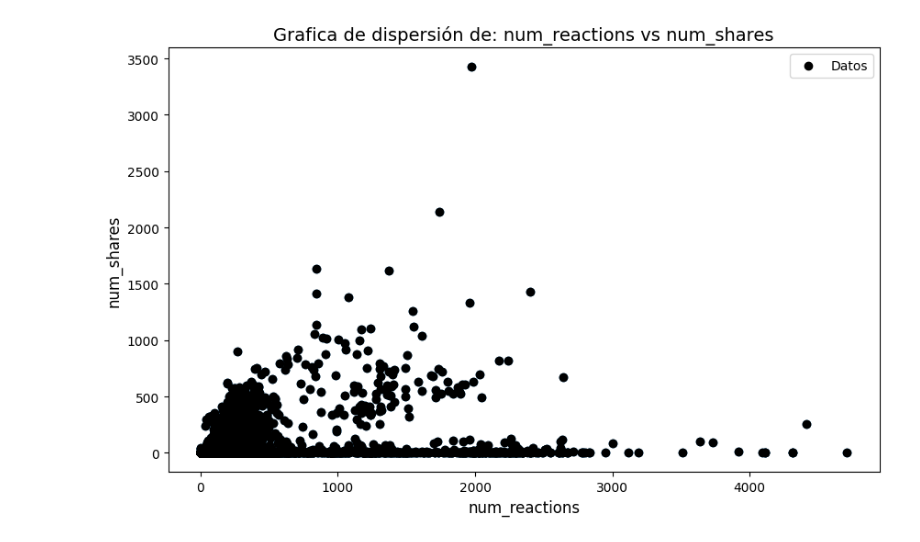
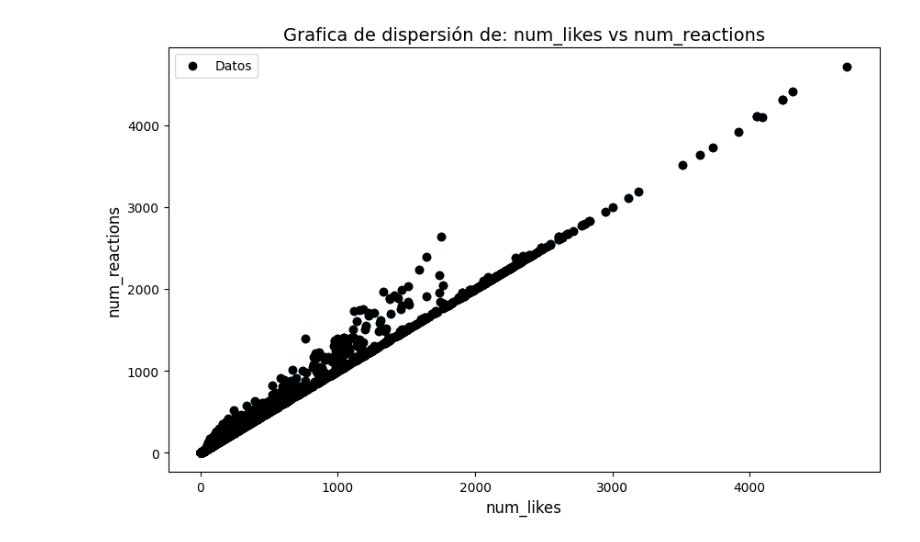
Before and after one commit to DiegoCastr00/Machine_Learning, a Jupyter notebook: Practica_2/prueba.ipynb, the cells around one changed output. Saved outputs shown, nothing was run; the diff lists cells and outputs as text; code cells hidden in the pictures.

```diff
--- a/Practica_2/prueba.ipynb
+++ b/Practica_2/prueba.ipynb
@@ -1,21 +1,21 @@
 # %%
 import pandas as pd
 import matplotlib.pyplot as plt
 
 def Status(data, columns):
     fig, ax = plt.subplots(figsize=(10, 6))
     ax.scatter(data[columns[0]], data[columns[1]])
     ax.set_xlabel(columns[0])
     ax.set_ylabel(columns[1])
     ax.scatter(data[columns[0]], data[columns[1]], c="black", marker='o', label='Datos')
     ax.set_xlabel(columns[0], fontsize=12)
     ax.set_ylabel(columns[1], fontsize=12)
     ax.set_title('Grafica de dispersión de: ' + columns[0] + ' vs ' + columns[1], fontsize=14)
     ax.legend()
     plt.show()
 
 archivo_csv = 'live.csv'
 data = pd.read_csv(archivo_csv)
-Status(data, columns=['num_reactions', 'num_shares'])
+Status(data, columns=['num_likes', 'num_reactions'])
 # %% [output]
-[figure, old version]
+[figure, new version]
```
Also changed, not shown: 1 other file.
